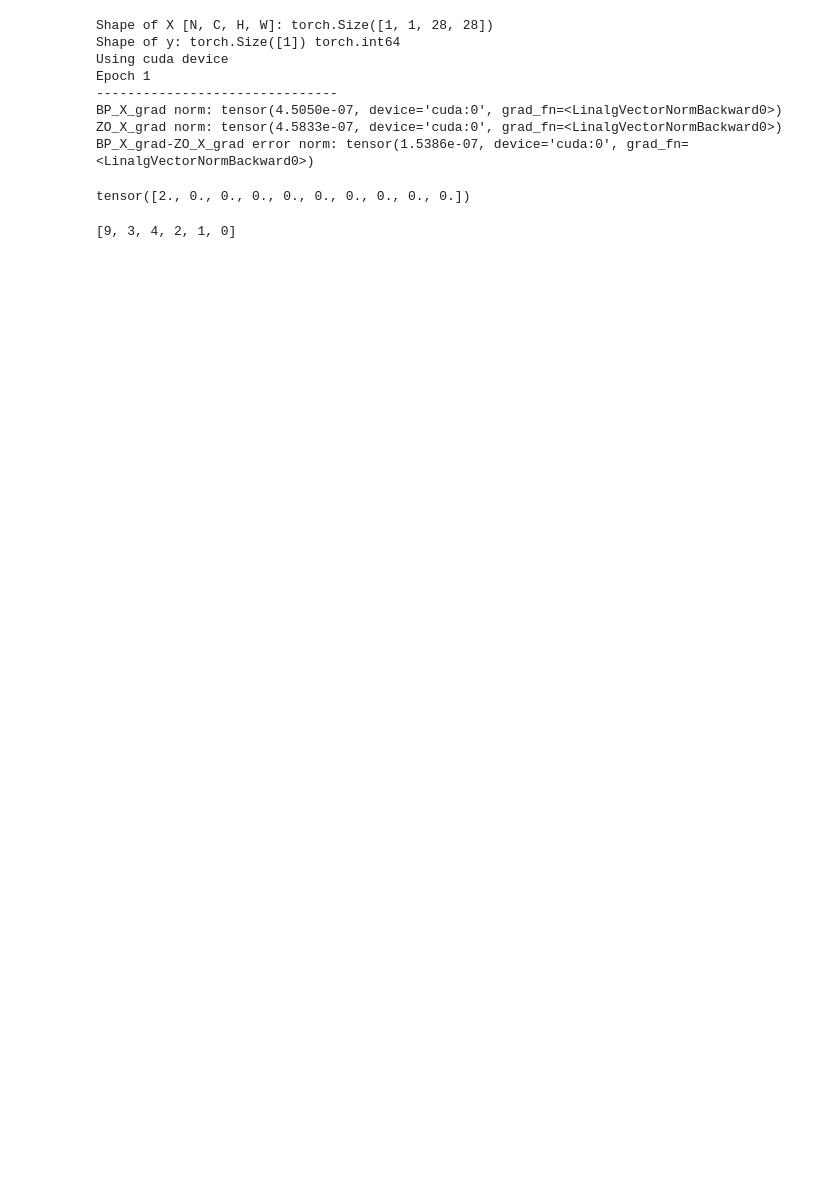
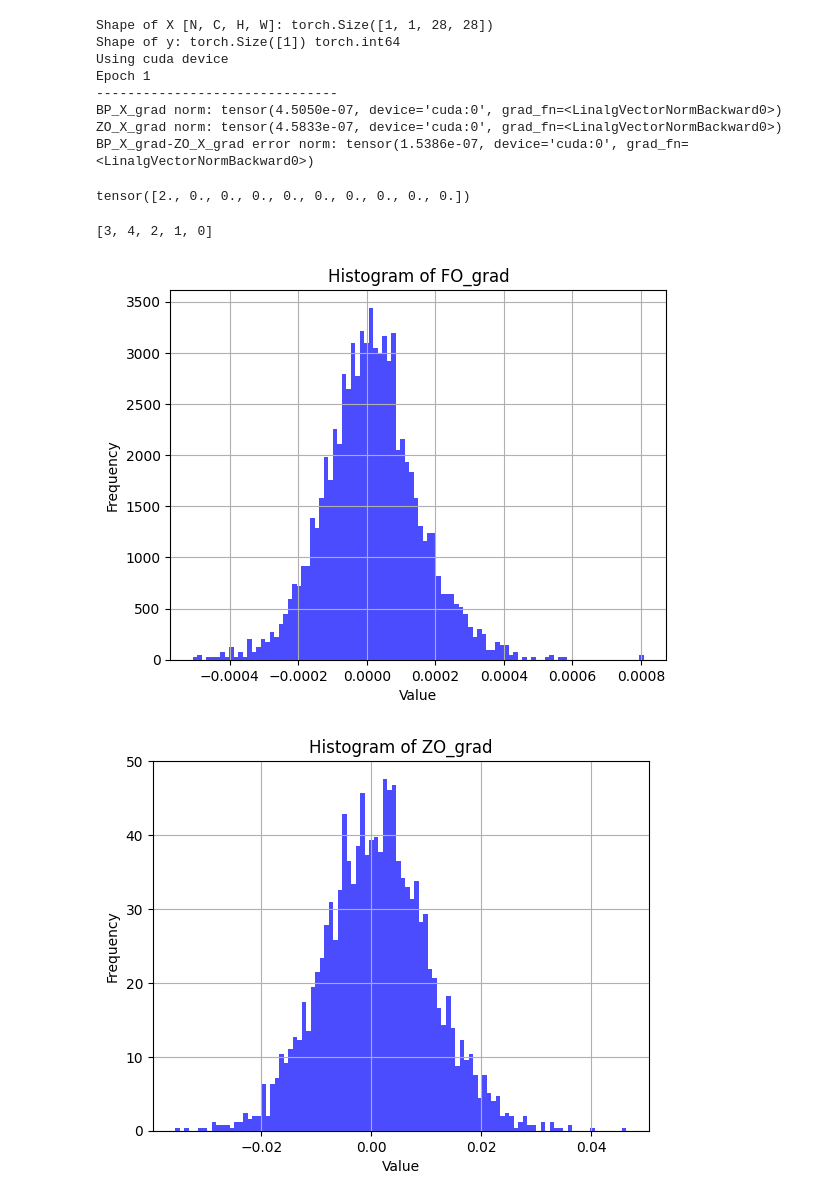
Before and after one commit to olokevin/tiny-training, a Jupyter notebook: test.ipynb, the cells around one changed output. Cells and saved outputs as stored; diff of their text form; code cells hidden in the pictures; blank space fills up the shorter version.

Commit message:
new BP graph finished, still with problems

```diff
--- a/test.ipynb
+++ b/test.ipynb
@@ -281,8 +281,8 @@ import torch
 # Assume A is your tensor
 A = [0, 1, 2, 4, 3, 9]
 
-B = A[::-1]
+B = A[:-1][::-1]
 
 print(B)
 # %% [output]
-[9, 3, 4, 2, 1, 0]
+[3, 4, 2, 1, 0]
@@ -288,0 +292,60 @@ print(B)
+# %%
+import torch
+import torch.nn.functional as F
+import numpy as np
+import matplotlib.pyplot as plt
+
+FO_grad = torch.load('/home/yequan/Project/tiny-training/temp/8_FO_50.pth')
+ZO_grad = torch.load('/home/yequan/Project/tiny-training/temp/8_ZO_50.pth')
+
+FO_grad = torch.sum(FO_grad, dim=0)
+ZO_grad = torch.sum(ZO_grad, dim=0)
+
+# FO_grad = F.normalize(FO_grad, p=2, dim=0)
+# ZO_grad = F.normalize(ZO_grad, p=2, dim=0)
+
+FO_grad = FO_grad.detach().cpu().view(-1)
+ZO_grad = ZO_grad.detach().cpu().view(-1)
+
+dimension = FO_grad.numel()
+
+# Plot histogram
+plt.hist(FO_grad, bins=100, density=True, alpha=0.7, color='blue')  # Adjust the number of bins as needed
+plt.xlabel('Value')
+plt.ylabel('Frequency')
+plt.title('Histogram of FO_grad')
+plt.grid(True)
+plt.show()
+
+plt.hist(ZO_grad, bins=100, density=True, alpha=0.7, color='blue')  # Adjust the number of bins as needed
+plt.xlabel('Value')
+plt.ylabel('Frequency')
+plt.title('Histogram of ZO_grad')
+plt.grid(True)
+plt.show()
+
+# # Plot histogram
+# plt.hist(FO_grad, bins=100, density=True, alpha=0.7, label='FO_grad')  # Adjust the number of bins as needed
+# plt.hist(ZO_grad, bins=100, density=True, alpha=0.7, label='ZO_grad')  # Adjust the number of bins as needed
+
+# plt.xlabel('Value')
+# plt.ylabel('Frequency')
+# plt.title('Histogram of FO_grad and ZO_grad')
+# plt.legend()
+# plt.grid(True)
+# plt.show()
+
+# # Plot curve
+# plt.xlabel('Value')
+# plt.ylabel('Frequency')
+# plt.title('Curve of FO_grad and ZO_grad')
+# plt.legend()
+# plt.grid(True)
+
+# plt.scatter(range(dimension), FO_grad, label='FO_grad', s=1)  # Adjust the number of bins as needed
+# plt.show()
+# plt.scatter(range(dimension),ZO_grad, label='ZO_grad', s=1)  # Adjust the number of bins as needed
+# plt.show()
+# %% [output]
+[figure, added]
+[figure, added]
```
Also changed, not shown: parts of 1 cell of this notebook, 9 other files.
